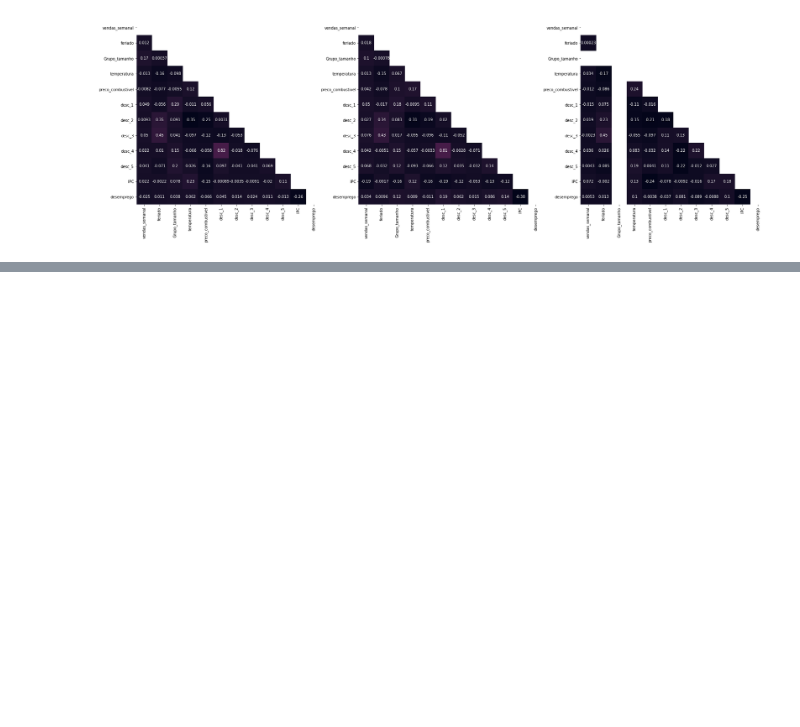
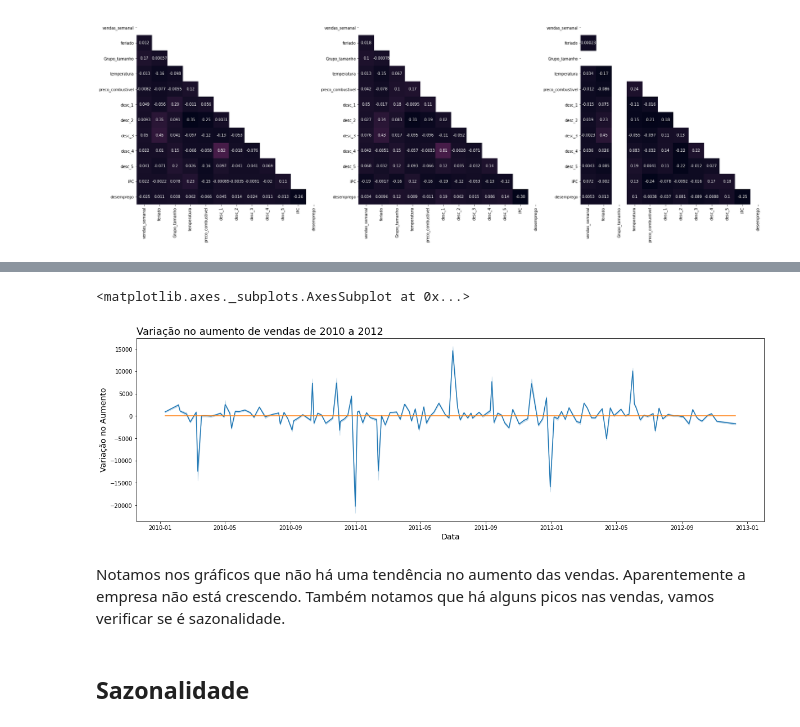
Before and after one commit to SamuelSousaFerreira/Analise-de-lojas-de-varejo, a Jupyter notebook: Análise_de_varejo.ipynb, the cells around one changed output, grey strips where cells are left out. Cells and saved outputs as stored; diff of their text form; code cells hidden in the pictures; blank space fills up the shorter version.

```diff
--- a/Análise_de_varejo.ipynb
+++ b/Análise_de_varejo.ipynb
@@ -628,0 +697,10 @@ sns.heatmap(a , mask= mask, vmax=6, annot=True, square=True, ax= eixo[2], cbar=N
+# %%
+plotar('Variação no aumento de vendas de 2010 a 2012', 'Data', 'Variação no Aumento','data','aceleracao', tendencia )
+sns.lineplot(x='data', y=tendencia.aceleracao.mean(), data=tendencia)
+# %% [output]
+<matplotlib.axes._subplots.AxesSubplot at 0x...>
+[figure, added]
+# %% [markdown]
+Notamos nos gráficos que não há uma tendência no aumento das vendas. Aparentemente a empresa não está crescendo. Também notamos que há alguns picos nas vendas, vamos verificar se é sazonalidade.
+# %% [markdown]
+## **Sazonalidade**
```
Also changed, not shown: parts of 13 cells of this notebook.
